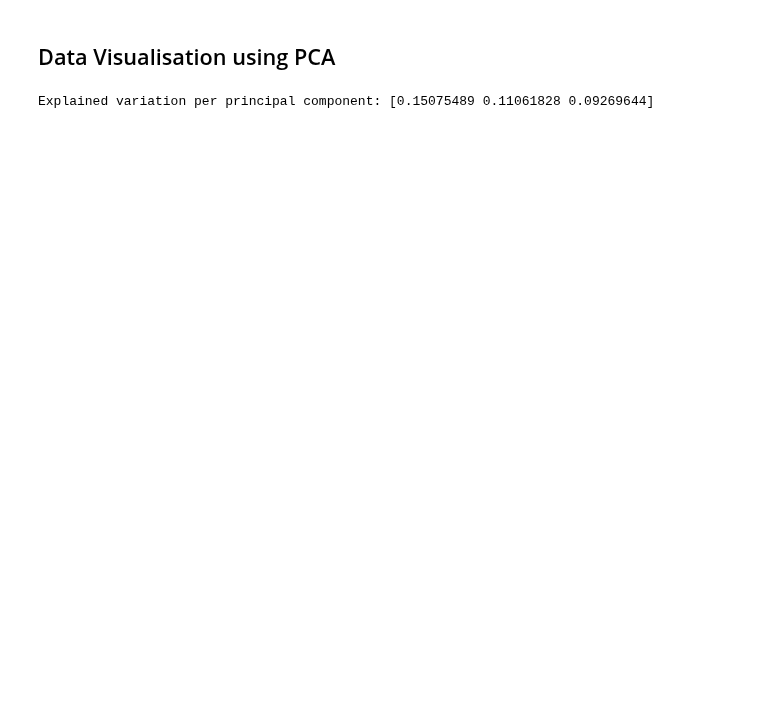
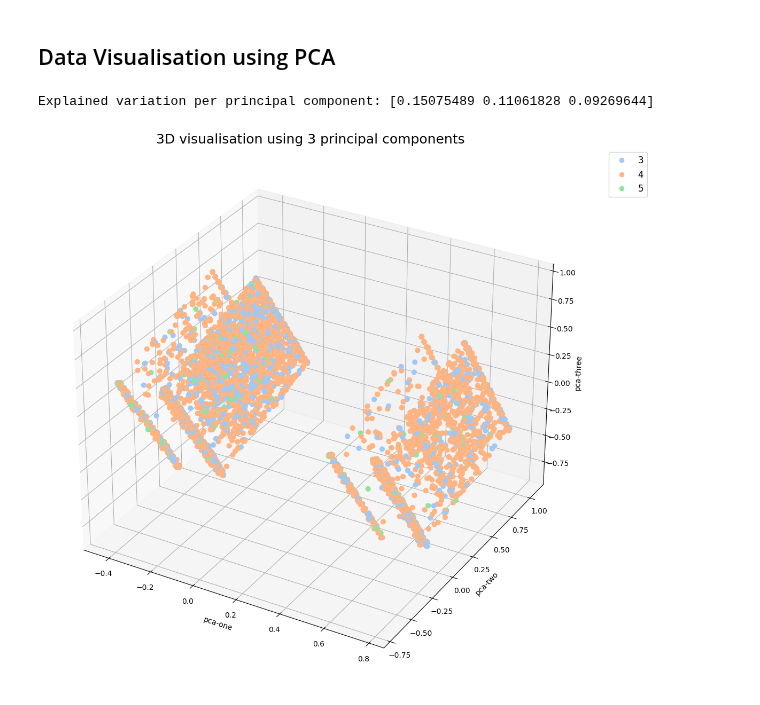
Before and after one commit to 7angel4/Goodreads-rating-classification, a Jupyter notebook: Final/LSVM_Supplementary.ipynb, the cells around one changed output. Saved outputs shown, nothing was run; the diff lists cells and outputs as text; code cells hidden in the pictures; blank space fills up the shorter version.

```diff
--- a/Final/LSVM_Supplementary.ipynb
+++ b/Final/LSVM_Supplementary.ipynb
@@ -461,0 +437,29 @@ plt.show()
+# %%
+# Visualise in 3D
+rndperm = np.random.permutation(df.shape[0])
+fig = plt.figure(figsize=(16,10))
+ax = Axes3D(fig, auto_add_to_figure=False)
+fig.add_axes(ax)
+# get colormap from seaborn
+cmap = ListedColormap(sns.color_palette("pastel", 3).as_hex())
+
+sc = ax.scatter(
+    df.loc[rndperm,:]["pca-one"],
+    df.loc[rndperm,:]["pca-two"],
+    df.loc[rndperm,:]["pca-three"],
+    s=40,
+    c=df.loc[rndperm,:]["rating_label"],
+    cmap=cmap,
+    alpha=1
+)
+
+ax.set_xlabel('pca-one')
+ax.set_ylabel('pca-two')
+ax.set_zlabel('pca-three')
+
+plt.legend(*sc.legend_elements(), bbox_to_anchor=(1.05, 1), loc=2, fontsize='large')
+plt.title('3D visualisation using 3 principal components', fontsize=18)
+plt.savefig(FIGURE_DIR + 'PCA.png')
+plt.show()
+# %% [output]
+[figure, added]
```
Also changed, not shown: parts of 20 cells of this notebook, 9 other files.
